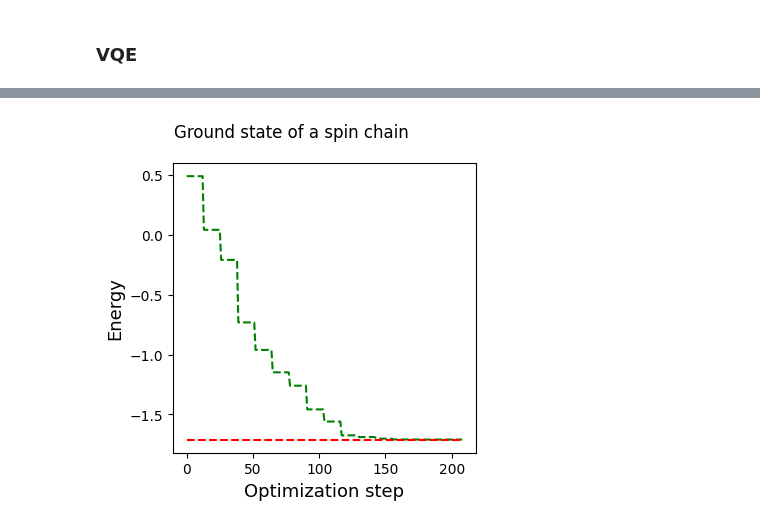
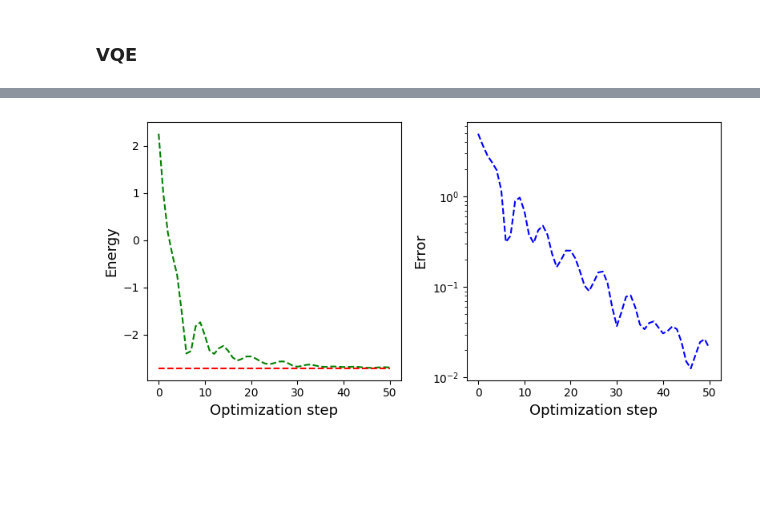
Before and after one commit to javinoram/VqePy, a Jupyter notebook: demos/Hubbard.ipynb, the cells around one changed output, grey strips where cells are left out. Saved outputs shown, nothing was run; the diff lists cells and outputs as text; code cells hidden in the pictures; blank space fills up the shorter version.

Commit message:
new ansatz

```diff
--- a/demos/Hubbard.ipynb
+++ b/demos/Hubbard.ipynb
@@ -77,26 +129,42 @@ number = (hubbard_chain.qubits)*rep
+# %%
+ansatz_params = {
+    "repetitions": 1,
+    "base": "default.qubit",
+    "backend": None,
+    "interface": "autograd",
+    "shots": 1000.0,
+    "token": None,
+    "pattern": "chain"
+}
+
+hubbard_chain.set_device(ansatz_params)
+hubbard_chain.set_node(ansatz_params)
+hubbard_chain.set_state( 3 )
+a,b = qml.kUpCCGSD.shape(k=ansatz_params["repetitions"], n_wires=hubbard_chain.qubits, delta_sz=0)
 # %%
 minimizate_params = {
     "type": "SLSQP",
-    "maxiter": 100,
+    "maxiter": 50,
     "tol": 0.000001,
-    "number": hubbard_chain.qubits*ansatz_params["repetitions"]}
+    "number": a*b,
+    "theta":["adam", 0.25]}
 
-# Ejecucion del optimizador para calcular los niveles
-# de energia
-
-optimizer = scipy_optimizer(minimizate_params)
-energy, optimum = optimizer.VQE(hubbard_chain.cost_function, hubbard_chain.qubits)
+optimizer = gradiend_optimizer(minimizate_params)
+energy, optimum = optimizer.VQE(hubbard_chain.cost_function)
 # %%
-fig, ax = plt.subplots(1, 1, figsize=(4,4),)
-ax.set_xlabel("Optimization step", fontsize=13)
-ax.set_ylabel("Energy", fontsize=13)
+fig, ax = plt.subplots(1, 2, figsize=(8,4),)
+ax[0].set_xlabel("Optimization step", fontsize=13)
+ax[0].set_ylabel("Energy", fontsize=13)
 
+ax[1].set_xlabel("Optimization step", fontsize=13)
+ax[1].set_ylabel("Error", fontsize=13)
 
-fig.suptitle('Ground state of a spin chain', fontsize=12)
+ax[0].plot([i for i in range(len(energy))], energy, "g", ls="dashed")
+ax[0].plot([i for i in range(len(energy))], [ee2[0] for i in range(len(energy))], "r", ls="dashed")
 
-ax.plot([i for i in range(len(energy))], energy, "g", ls="dashed")
-ax.plot([i for i in range(len(energy))], [ee1[0] for i in range(len(energy))], "r", ls="dashed")
+ax[1].plot([i for i in range(len(energy))], [np.abs(energy[i] -ee2[0]) for i in range(len(energy))], "b", ls="dashed")
+ax[1].set_yscale("log")
 fig.tight_layout()
 plt.show()
 # %% [output]
-[figure, old version]
+[figure, new version]
```
Also changed, not shown: parts of 12 cells of this notebook, 7 other files.
